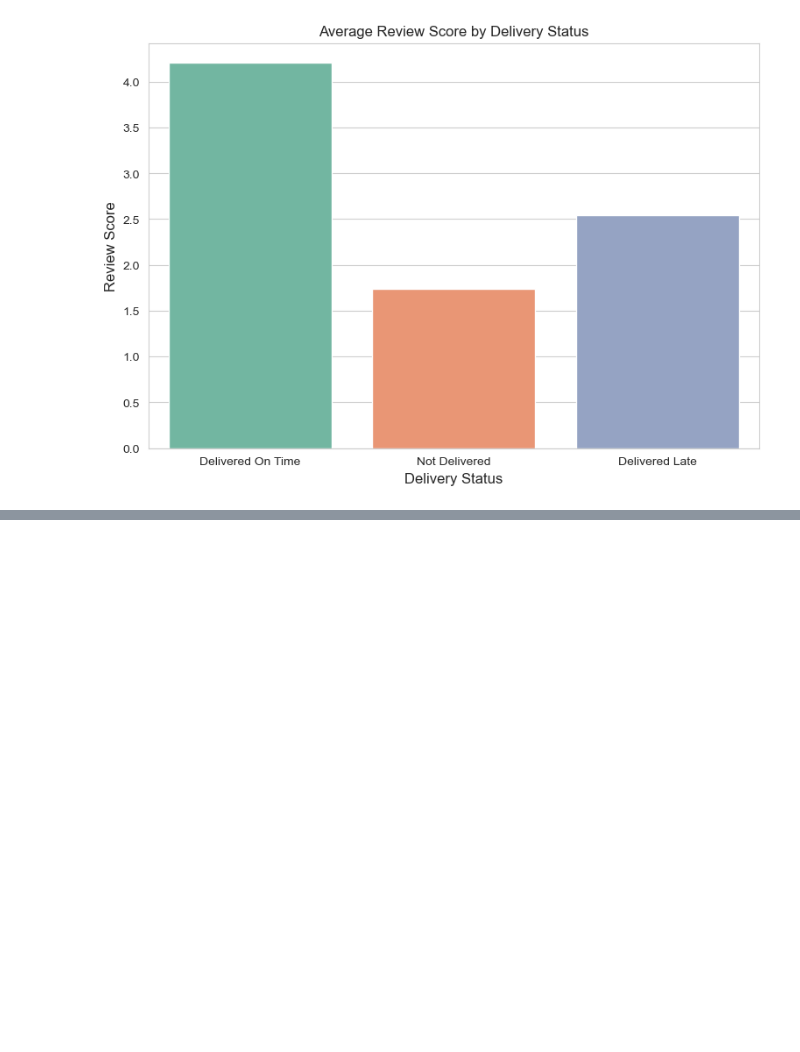
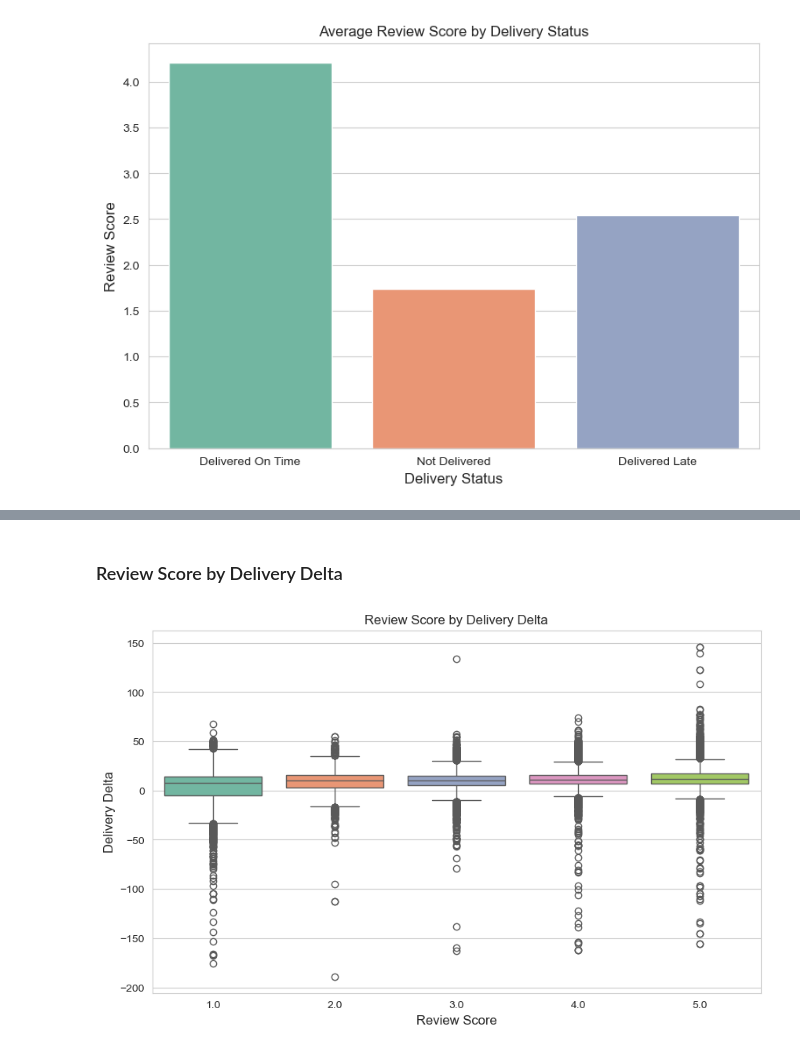
Before and after one commit to zeeshan-akram-ds/Olist-ECommerce-Analysis, a Jupyter notebook: notebooks/02-analysis.ipynb, the cells around one changed output, grey strips where cells are left out. Saved outputs shown, nothing was run; the diff lists cells and outputs as text; code cells hidden in the pictures; blank space fills up the shorter version.

Commit message:
INSIGHT: Analyzed bottlenecks (processing vs shipping) and plotted review score vs. delivery delta.

```diff
--- a/notebooks/02-analysis.ipynb
+++ b/notebooks/02-analysis.ipynb
@@ -353 +363,12 @@ plt.show()
+# %% [markdown]
+### Review Score by Delivery Delta
+# %%
+plt.figure(figsize=(10,6))
+sns.boxplot(data=df, x='review_score', y='delivery_delta', palette='Set2')
+plt.title("Review Score by Delivery Delta")
+plt.xlabel("Review Score", fontsize=12)
+plt.ylabel("Delivery Delta", fontsize=12)
+plt.show()
+# %% [output]
+[figure, added]
 # %% [markdown]
```
Also changed, not shown: parts of 5 cells of this notebook.
